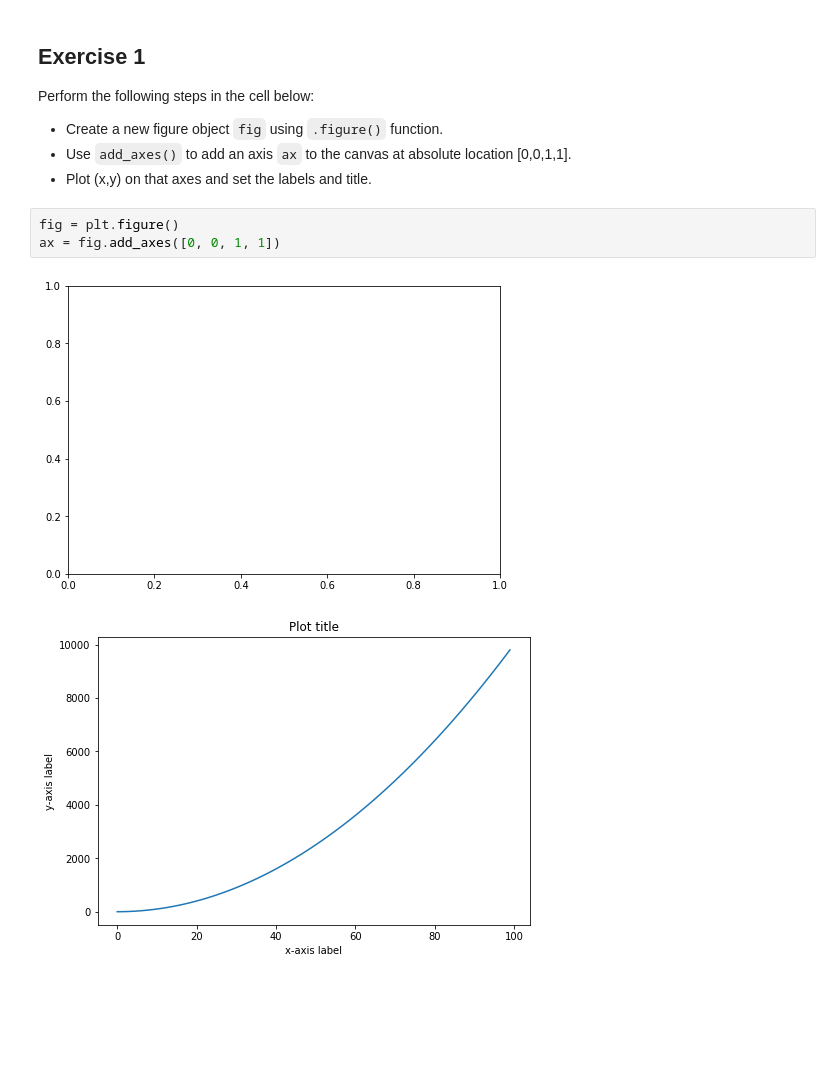
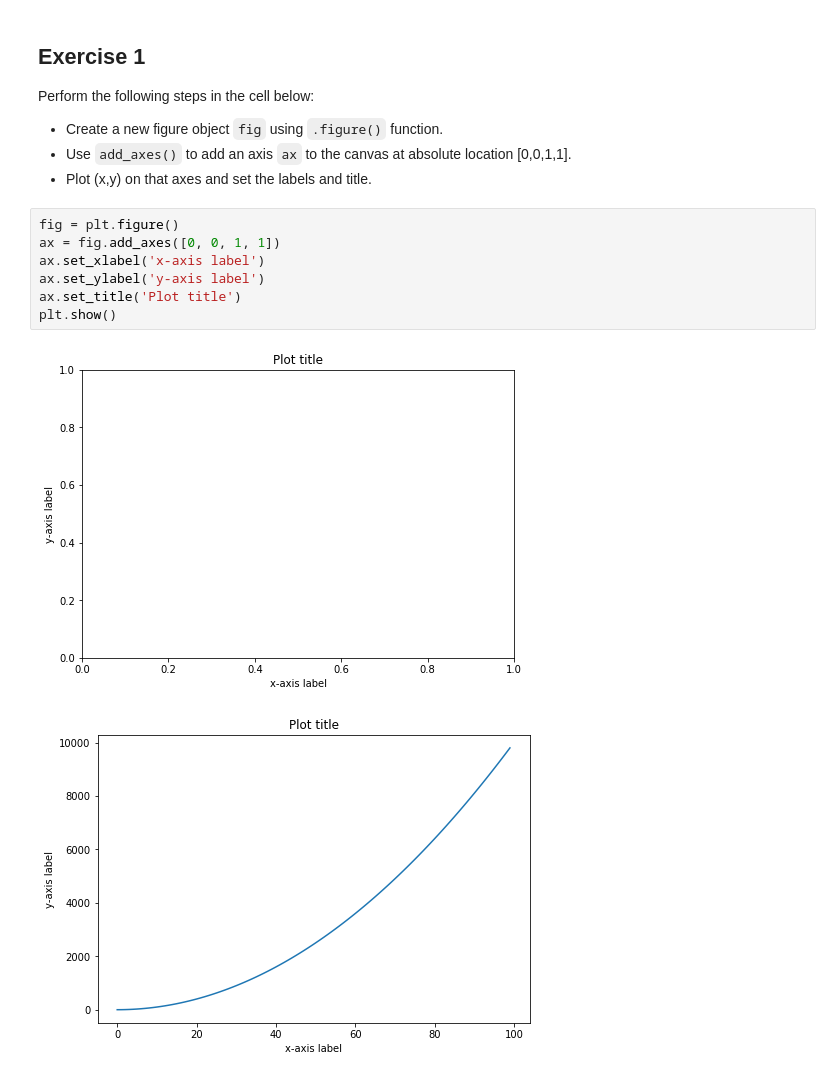
Before and after one commit to yishuen/ds-matplotlib-intro-lab-nyc-ds-career-031119, a Jupyter notebook: index.ipynb, the cells around one changed output. Cells and saved outputs as stored; diff of their text form; blank space fills up the shorter version.

```diff
--- a/index.ipynb
+++ b/index.ipynb
@@ -48,8 +48,12 @@ Perform the following steps in the cell below:
 # %%
 fig = plt.figure()
 ax = fig.add_axes([0, 0, 1, 1])
+ax.set_xlabel('x-axis label')
+ax.set_ylabel('y-axis label')
+ax.set_title('Plot title')
+plt.show()
 # %% [output]
-[figure, old version]
+[figure, new version]
 # %%
 # %% [output]
 [figure]
```
